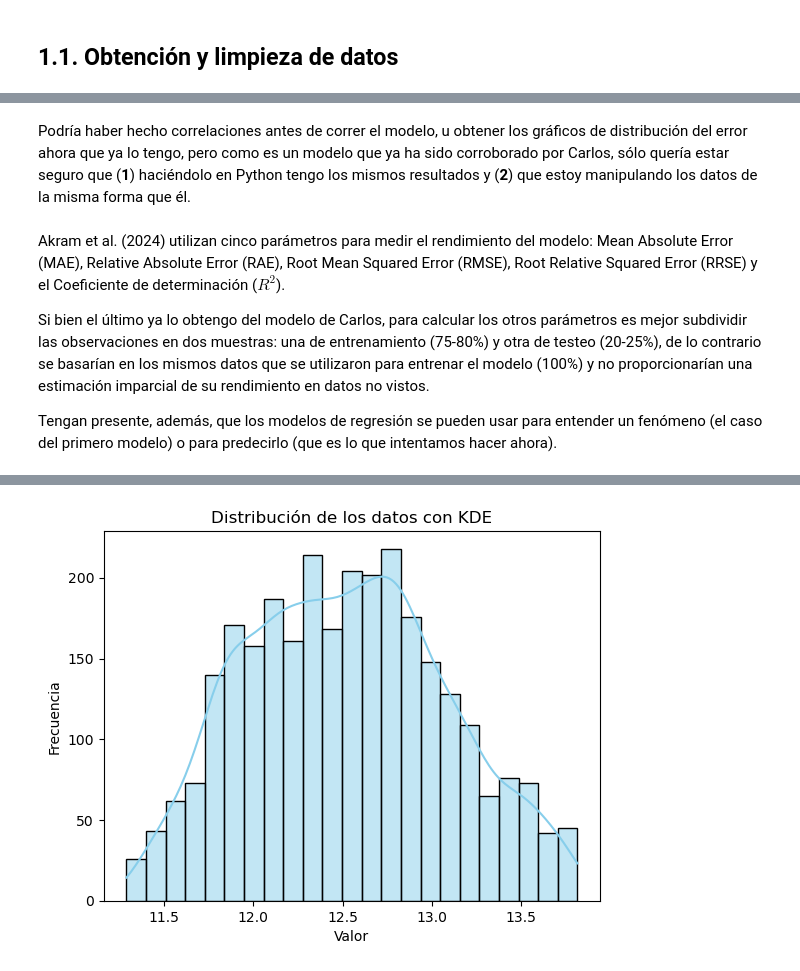
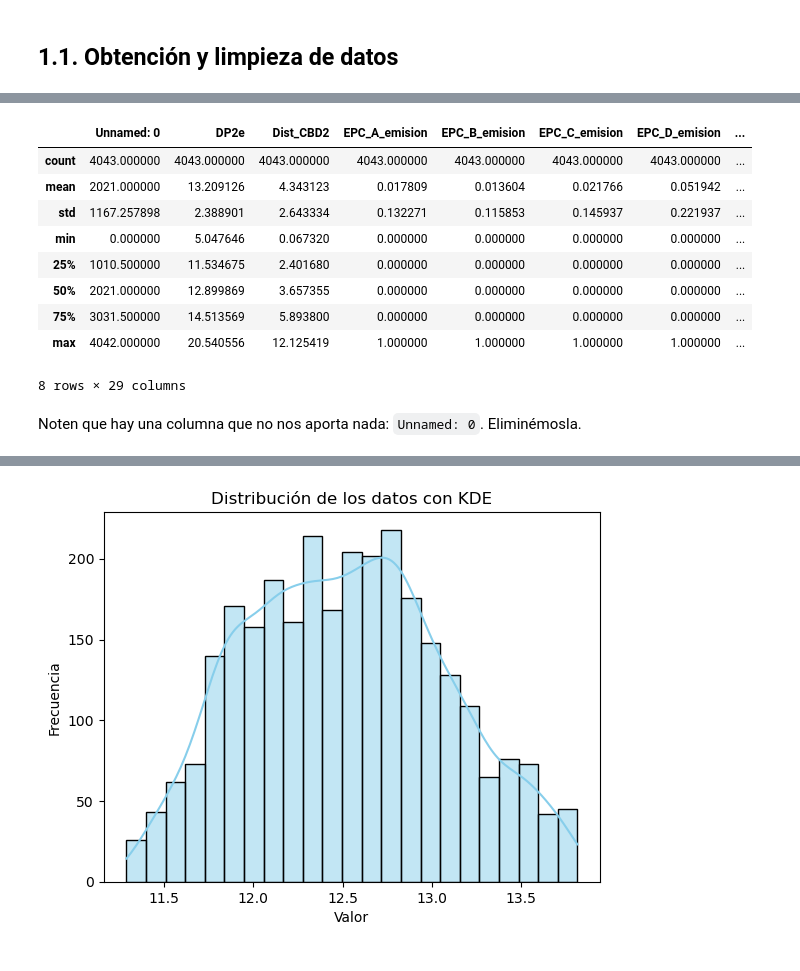
Before and after one commit to jrojasquiroz/hppAI, a Jupyter notebook: 4-Calibracion.ipynb, the cells around one changed output, grey strips where cells are left out. Saved outputs shown, nothing was run; the diff lists cells and outputs as text; code cells hidden in the pictures.

```diff
--- a/4-Calibracion.ipynb
+++ b/4-Calibracion.ipynb
@@ -122,8 +32,15 @@ strong multicollinearity or other numerical problems.
-# %% [markdown]
-Podría haber hecho correlaciones antes de correr el modelo, u obtener los gráficos de distribución del error ahora que ya lo tengo, pero como es un modelo que ya ha sido corroborado por Carlos, sólo quería estar seguro que (**1**) haciéndolo en Python tengo los mismos resultados y (**2**) que estoy manipulando los datos de la misma forma que él.
-# %% [markdown]
-Akram et al. (2024) utilizan cinco parámetros para medir el rendimiento del modelo: Mean Absolute Error (MAE), Relative Absolute Error (RAE), Root Mean Squared Error (RMSE), Root Relative Squared Error (RRSE) y el Coeficiente de determinación ($R^2$).
-
-Si bien el último ya lo obtengo del modelo de Carlos, para calcular los otros parámetros es mejor subdividir las observaciones en dos muestras: una de entrenamiento (75-80%) y otra de testeo (20-25%), de lo contrario se basarían en los mismos datos que se utilizaron para entrenar el modelo (100%) y no proporcionarían una estimación imparcial de su rendimiento en datos no vistos.
-
-Tengan presente, además, que los modelos de regresión se pueden usar para entender un fenómeno (el caso del primero modelo) o para predecirlo (que es lo que intentamos hacer ahora).
+# %%
+base.describe()
+# %% [output]
+|  | Unnamed: 0 | DP2e | Dist_CBD2 | EPC_A_emision | EPC_B_emision | EPC_C_emision | EPC_D_emision | ... |
+| count | 4043.000000 | 4043.000000 | 4043.000000 | 4043.000000 | 4043.000000 | 4043.000000 | 4043.000000 | ... |
+| mean | 2021.000000 | 13.209126 | 4.343123 | 0.017809 | 0.013604 | 0.021766 | 0.051942 | ... |
+| std | 1167.257898 | 2.388901 | 2.643334 | 0.132271 | 0.115853 | 0.145937 | 0.221937 | ... |
+| min | 0.000000 | 5.047646 | 0.067320 | 0.000000 | 0.000000 | 0.000000 | 0.000000 | ... |
+| 25% | 1010.500000 | 11.534675 | 2.401680 | 0.000000 | 0.000000 | 0.000000 | 0.000000 | ... |
+| 50% | 2021.000000 | 12.899869 | 3.657355 | 0.000000 | 0.000000 | 0.000000 | 0.000000 | ... |
+| 75% | 3031.500000 | 14.513569 | 5.893800 | 0.000000 | 0.000000 | 0.000000 | 0.000000 | ... |
+| max | 4042.000000 | 20.540556 | 12.125419 | 1.000000 | 1.000000 | 1.000000 | 1.000000 | ... |
+8 rows × 29 columns
+# %% [markdown]
+Noten que hay una columna que no nos aporta nada: `Unnamed: 0`. Eliminémosla.
```
Also changed, not shown: parts of 39 cells of this notebook.
